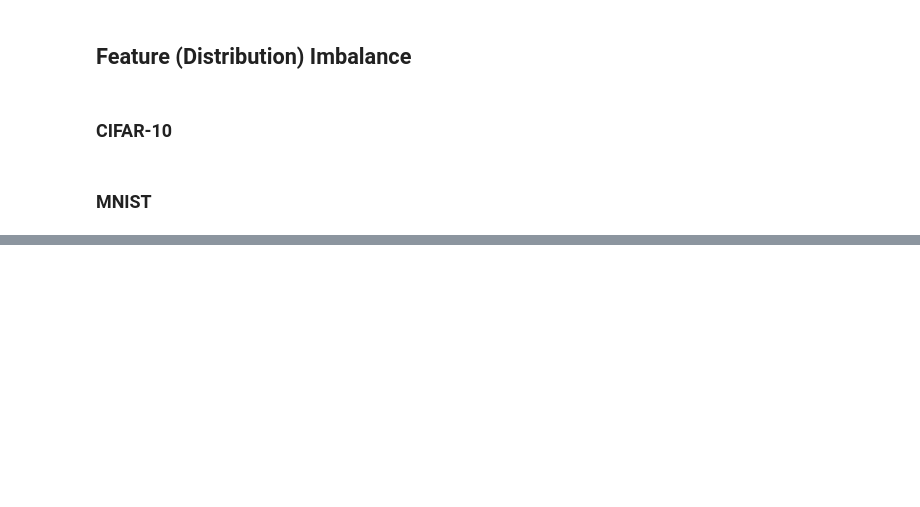
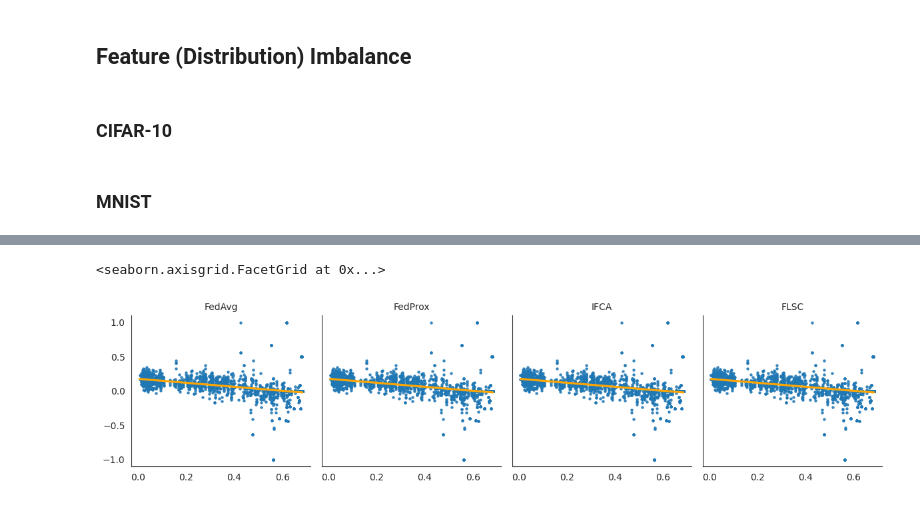
Before and after one commit to lmeinhold/client-benefit-contribution-cfl, a Jupyter notebook: notebooks/Thesis Plots.ipynb, the cells around one changed output, grey strips where cells are left out. Drawn from its saved outputs; the diff is of its cells as text; code cells hidden in the pictures; blank space fills up the shorter version.

```diff
--- a/notebooks/Thesis Plots.ipynb
+++ b/notebooks/Thesis Plots.ipynb
@@ -132,0 +179,5 @@ conn.close()
+# %%
+benefit_imbalance_plots(benefits, measure='label_distribution_imbalance')
+# %% [output]
+<seaborn.axisgrid.FacetGrid at 0x...>
+[figure, added]
```
Also changed, not shown: parts of 20 cells of this notebook, 3 other files.
